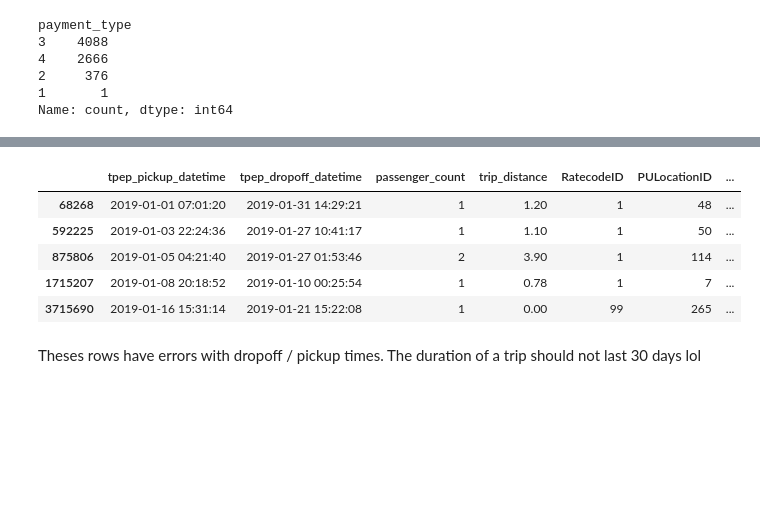
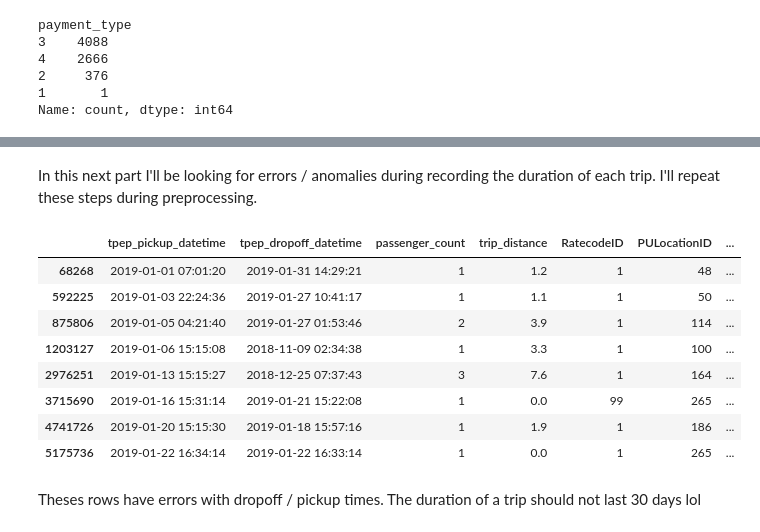
Before and after one commit to Cee-boop/New-York-Taxi-Analysis, a Jupyter notebook: presentable_notebook.ipynb, the cells around one changed output, grey strips where cells are left out. Cells and saved outputs as stored; diff of their text form; code cells hidden in the pictures; blank space fills up the shorter version.

```diff
--- a/presentable_notebook.ipynb
+++ b/presentable_notebook.ipynb
@@ -224,3 +228,5 @@ plt.show()
+# %% [markdown]
+In this next part I'll be looking for errors / anomalies during recording the duration of each trip. I'll repeat these steps during preprocessing.
 # %%
 # Convert pickup / dropoff columns to datetime
 df['tpep_pickup_datetime'] = pd.to_datetime(df['tpep_pickup_datetime'])
@@ -230,14 +236,17 @@ df['tpep_dropoff_datetime'] = pd.to_datetime(df['tpep_dropoff_datetime'])
 df['duration'] = (df['tpep_dropoff_datetime'] - df['tpep_pickup_datetime']).astype(str).str.split(' ')
 # %%
 # Check if 'duration' values are valid — starting with the 'day' value
-df[df['duration'].apply(lambda x: int(x[0])) >= 1]
+df[(df['duration'].apply(lambda x: int(x[0]) > 1)) | (df['duration'].apply(lambda x: int(x[0]) < 0))]
 # %% [output]
 |  | tpep_pickup_datetime | tpep_dropoff_datetime | passenger_count | trip_distance | RatecodeID | PULocationID | ... |
-| 68268 | 2019-01-01 07:01:20 | 2019-01-31 14:29:21 | 1 | 1.20 | 1 | 48 | ... |
-| 592225 | 2019-01-03 22:24:36 | 2019-01-27 10:41:17 | 1 | 1.10 | 1 | 50 | ... |
-| 875806 | 2019-01-05 04:21:40 | 2019-01-27 01:53:46 | 2 | 3.90 | 1 | 114 | ... |
-| 1715207 | 2019-01-08 20:18:52 | 2019-01-10 00:25:54 | 1 | 0.78 | 1 | 7 | ... |
-| 3715690 | 2019-01-16 15:31:14 | 2019-01-21 15:22:08 | 1 | 0.00 | 99 | 265 | ... |
+| 68268 | 2019-01-01 07:01:20 | 2019-01-31 14:29:21 | 1 | 1.2 | 1 | 48 | ... |
+| 592225 | 2019-01-03 22:24:36 | 2019-01-27 10:41:17 | 1 | 1.1 | 1 | 50 | ... |
+| 875806 | 2019-01-05 04:21:40 | 2019-01-27 01:53:46 | 2 | 3.9 | 1 | 114 | ... |
+| 1203127 | 2019-01-06 15:15:08 | 2018-11-09 02:34:38 | 1 | 3.3 | 1 | 100 | ... |
+| 2976251 | 2019-01-13 15:15:27 | 2018-12-25 07:37:43 | 3 | 7.6 | 1 | 164 | ... |
+| 3715690 | 2019-01-16 15:31:14 | 2019-01-21 15:22:08 | 1 | 0.0 | 99 | 265 | ... |
+| 4741726 | 2019-01-20 15:15:30 | 2019-01-18 15:57:16 | 1 | 1.9 | 1 | 186 | ... |
+| 5175736 | 2019-01-22 16:34:14 | 2019-01-22 16:33:14 | 1 | 0.0 | 1 | 265 | ... |
 # %% [markdown]
 Theses rows have errors with dropoff / pickup times. The duration of a trip should not last 30 days lol
 # %%
```
Also changed, not shown: parts of 21 cells of this notebook.
